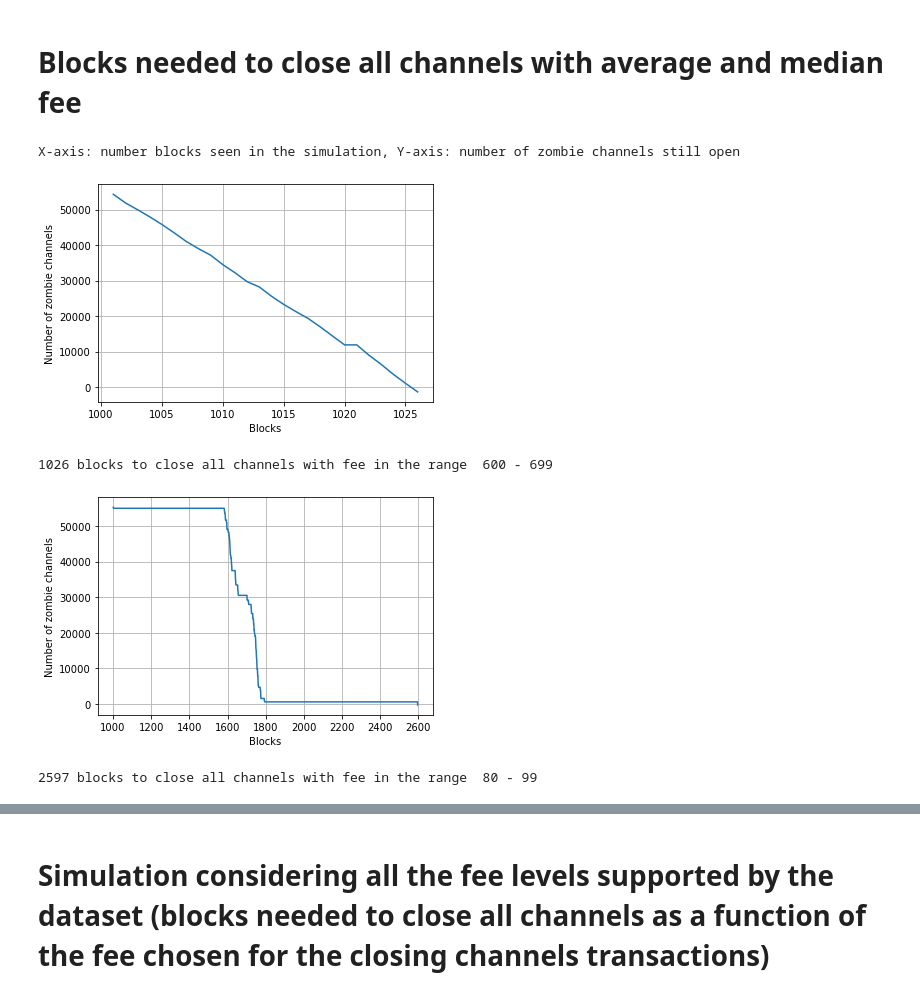
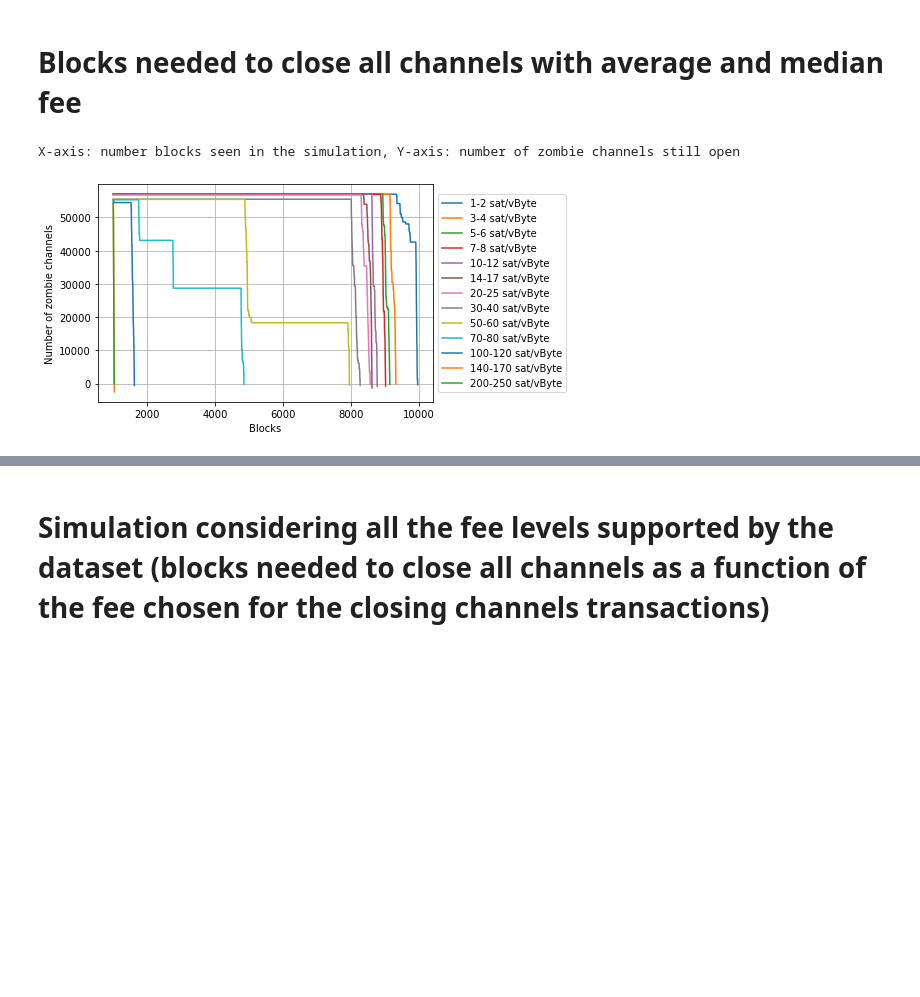
Before and after one commit to CosimoSguanci/Mass-Exit-Attacks-on-LN, a Jupyter notebook: ZombieAttackSimulation.ipynb, the cells around one changed output, grey strips where cells are left out. Drawn from its saved outputs; the diff is of its cells as text; code cells hidden in the pictures; blank space fills up the shorter version.

```diff
--- a/ZombieAttackSimulation.ipynb
+++ b/ZombieAttackSimulation.ipynb
@@ -61,7 +61,7 @@ PROBLEMATIC_INTERVALS = [[1516728783, 1516729440], [1515943500, 1515944160]]
 
 # if highest_priority == True, then txs are put in the first positions of the queue (used when we are considering a fee level that is greater than the maximum fee level in our dataset: in this case, we
 # want that our transactions are those with the highest priority in the mempool)
-def simulate(mempool_data, blocks_data, first_block_height_of_simulation, fee_index_in_ranges, num_zombie_channels, highest_priority=False, dynamic=False, beta=1, step=1, plot_distribution=False, percentage_to_be_closed=1.0):
+def simulate(mempool_data, blocks_data, first_block_height_of_simulation, fee_index_in_ranges, num_zombie_channels, highest_priority=False, dynamic=False, beta=1, step=1, plot_distribution=False, plot_show=False, percentage_to_be_closed=1.0):
 
     first_height = blocks_data[0]["height"]
     blocksCounter = 0
@@ -149,12 +149,14 @@ def simulate(mempool_data, blocks_data, first_block_height_of_simulation, fee_in
         if(num_zombie_channels <= INITIAL_NUM_ZOMBIE_CHANNELS - (INITIAL_NUM_ZOMBIE_CHANNELS * percentage_to_be_closed)):
 
             if(plot_distribution):
-                fig, ax = plt.subplots()
-                ax.grid(True)
-                plt.plot(plot_blocks, plot_remaining_zombie_channels)
-                plt.xlabel('Blocks')
-                plt.ylabel(f'Number of zombie channels')
-                plt.show()
+                #plt.plot(plot_blocks, plot_remaining_zombie_channels)
+
+                #if(plot_show):
+                    #plt.xlabel('Blocks')
+                    #plt.ylabel(f'Number of zombie channels')
+                    #plt.xticks(np.linspace(0, 10000, num=11))
+                    #plt.show()
+                return blocksCounter, plot_blocks, plot_remaining_zombie_channels
 
             return blocksCounter
 
@@ -222,32 +224,68 @@ def get_average_index_fee(first_snapshot): # TODO should consider 0 in `fee_rang
 # %% [markdown]
 # Blocks needed to close all channels with average and median fee
 # %%
+fig, ax = plt.subplots()
+ax.grid(True)
+
 fee_ranges = [0, 1, 2, 3, 4, 5, 6, 7, 8, 10, 12, 14, 17, 20, 25, 30, 40, 50, 60, 70, 80, 100, 120, 140, 170, 200, 250, 300, 400, 500, 600, 700, 800, 1000, 1200, 1400, 1700, 2000, 2500, 3000, 4000, 5000, 6000, 7000, 8000, 10000 ]
 
 median_index = get_median_index_fee(mempool_data[0])
 average_index = get_average_index_fee(mempool_data[0])
 
 # Our mempool data first snapshot is on Dec 6 at 06:39 (timestamp 1512563944), therefore the first block that we will encounter will be
 # the block at height 497928 (https://www.blockchain.com/btc/block/497928)
 
 print("X-axis: number blocks seen in the simulation, Y-axis: number of zombie channels still open")
 
-fee_index = 30
-needed_blocks = LN_CLOSING_CHANNEL_DELAY + simulate(mempool_data, blocks_data, 497928, fee_index, INITIAL_NUM_ZOMBIE_CHANNELS, plot_distribution=True)
-print(needed_blocks, "blocks to close all channels with fee in the range ", fee_ranges[fee_index], "-", fee_ranges[fee_index + 1] - 1)
+# fee_index = 30
+# needed_blocks, plot_blocks1, plot_remaining_zombie_channels1 = simulate(mempool_data, blocks_data, 497928, fee_index, INITIAL_NUM_ZOMBIE_CHANNELS, plot_distribution=True)
+# needed_blocks += LN_CLOSING_CHANNEL_DELAY
+# print(needed_blocks, "blocks to close all channels with fee in the range ", fee_ranges[fee_index], "-", fee_ranges[fee_index + 1] - 1)
 
-fee_index = 20
-needed_blocks = LN_CLOSING_CHANNEL_DELAY + simulate(mempool_data, blocks_data, 497928, fee_index, INITIAL_NUM_ZOMBIE_CHANNELS, plot_distribution=True)
-print(needed_blocks, "blocks to close all channels with fee in the range ", fee_ranges[fee_index], "-", fee_ranges[fee_index + 1] - 1)
+# fee_index = 20
+# needed_blocks, plot_blocks2, plot_remaining_zombie_channels2 = simulate(mempool_data, blocks_data, 497928, fee_index, INITIAL_NUM_ZOMBIE_CHANNELS, plot_distribution=True)
+# needed_blocks += LN_CLOSING_CHANNEL_DELAY
+# print(needed_blocks, "blocks to close all channels with fee in the range ", fee_ranges[fee_index], "-", fee_ranges[fee_index + 1] - 1)
 
-blocks_to_close_all_channels_with_median_fee = LN_CLOSING_CHANNEL_DELAY + simulate(mempool_data, blocks_data, 497928, median_index, INITIAL_NUM_ZOMBIE_CHANNELS, plot_distribution=True)
-print(blocks_to_close_all_channels_with_median_fee, "blocks to close all channels with median fee ( =", fee_ranges[median_index], ")")
+# blocks_to_close_all_channels_with_avg_fee, plot_blocks3, plot_remaining_zombie_channels3 = simulate(mempool_data, blocks_data, 497928, average_index, INITIAL_NUM_ZOMBIE_CHANNELS, plot_distribution=True)
+# blocks_to_close_all_channels_with_avg_fee += LN_CLOSING_CHANNEL_DELAY
+# print(blocks_to_close_all_channels_with_avg_fee, "blocks to close all channels with average fee ( =", fee_ranges[average_index], ")")
 
-blocks_to_close_all_channels_with_avg_fee = LN_CLOSING_CHANNEL_DELAY + simulate(mempool_data, blocks_data, 497928, average_index, INITIAL_NUM_ZOMBIE_CHANNELS, plot_distribution=True)
-print(blocks_to_close_all_channels_with_avg_fee, "blocks to close all channels with average fee ( =", fee_ranges[average_index], ")")
+# blocks_to_close_all_channels_with_median_fee, plot_blocks4, plot_remaining_zombie_channels4 = simulate(mempool_data, blocks_data, 497928, median_index, INITIAL_NUM_ZOMBIE_CHANNELS, plot_distribution=True)
+# blocks_to_close_all_channels_with_median_fee += LN_CLOSING_CHANNEL_DELAY
+# print(blocks_to_close_all_channels_with_median_fee, "blocks to close all channels with median fee ( =", fee_ranges[median_index], ")")
+
+# plt.plot(plot_blocks1, plot_remaining_zombie_channels1)
+# plt.plot(plot_blocks2, plot_remaining_zombie_channels2)
+# plt.plot(plot_blocks3, plot_remaining_zombie_channels3)
+# plt.plot(plot_blocks4, plot_remaining_zombie_channels4)
+
+# plt.xlabel('Blocks')
+# plt.ylabel(f'Number of zombie channels')
+# plt.xticks(np.linspace(0, 10000, num=11))
+# plt.legend(labels=["600-699 sat/vByte", "80-99 sat/vByte", "4-5 sat/vByte", "1-2 sat/vByte"], loc='center left', bbox_to_anchor=(1, 0.5))
+# plt.show()
+
+fee_indexes = [1, 3, 5, 7, 9, 11, 13, 15, 17, 19, 21, 23, 25]
+
+plot_blocks_array = []
+plot_remaining_zombie_channels_array = []
+labels = []
+
+for fee_index in fee_indexes:
+    needed_blocks, plot_blocks, plot_remaining_zombie_channels = simulate(mempool_data, blocks_data, 497928, fee_index, INITIAL_NUM_ZOMBIE_CHANNELS, plot_distribution=True)
+    needed_blocks += LN_CLOSING_CHANNEL_DELAY
+    plot_blocks_array.append(plot_blocks)
+    plot_remaining_zombie_channels_array.append(plot_remaining_zombie_channels)
+    plt.plot(plot_blocks, plot_remaining_zombie_channels)
+    labels.append(f"{fee_ranges[fee_index]}-{fee_ranges[fee_index + 1]} sat/vByte")
+
+
+plt.xlabel('Blocks')
+plt.ylabel(f'Number of zombie channels')
+#plt.xticks(np.linspace(0, 10000, num=11))
+plt.legend(labels=labels, loc='center left', bbox_to_anchor=(1, 0.5))
+plt.show()
 # %% [output]
 X-axis: number blocks seen in the simulation, Y-axis: number of zombie channels still open
-[figure, old version]
+[figure, new version]
-1026 blocks to close all channels with fee in the range  600 - 699
-[figure, removed]
-2597 blocks to close all channels with fee in the range  80 - 99
```
Also changed, not shown: parts of 3 cells of this notebook.
